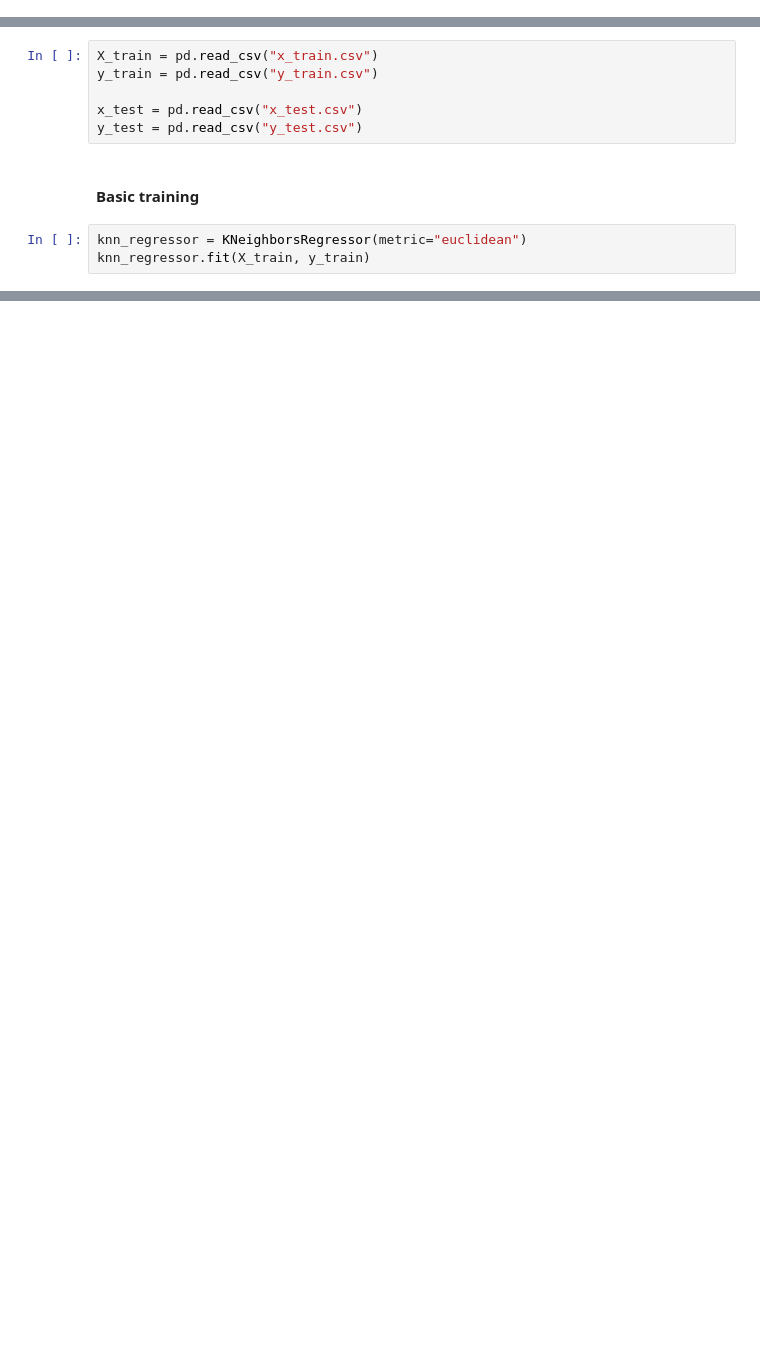
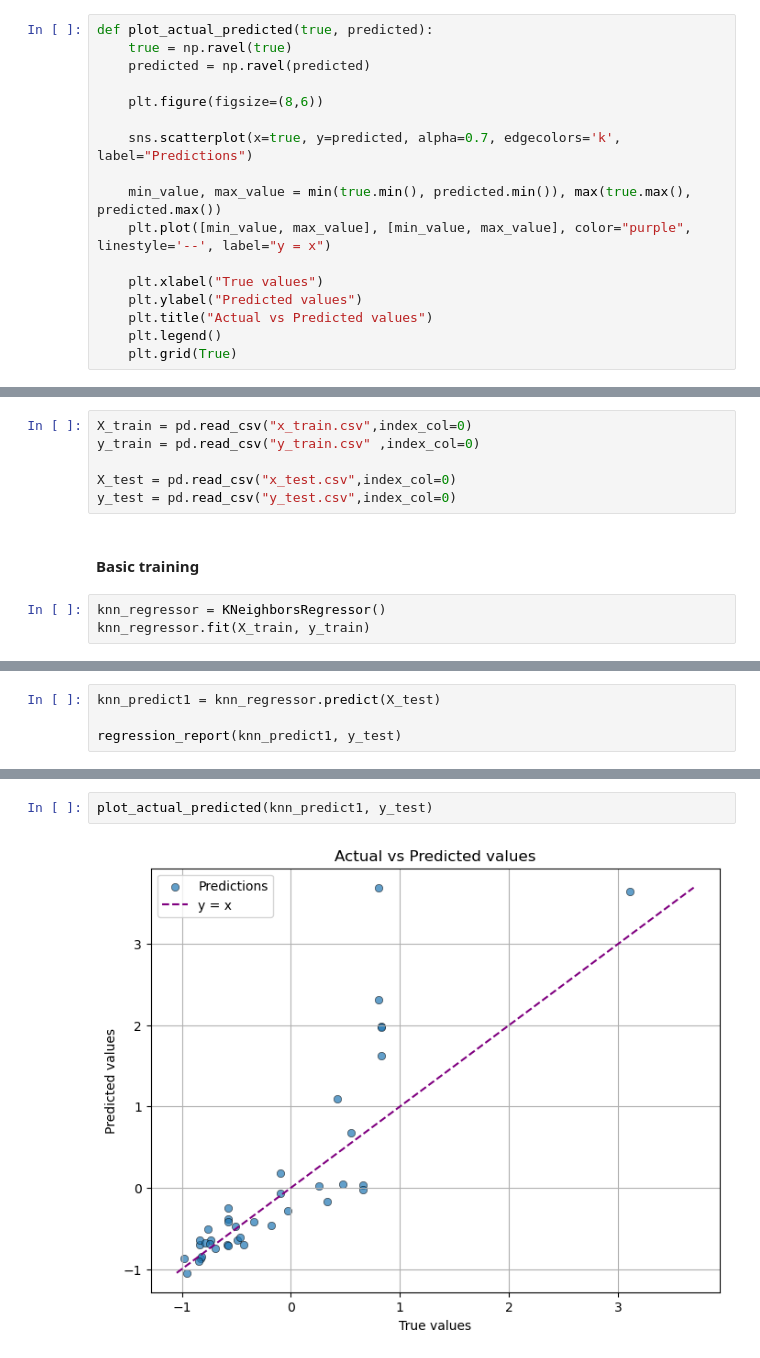
Before and after one commit to abid-sara/Automobile, a Jupyter notebook: notebooks/knn.ipynb, the cells around one changed output, grey strips where cells are left out. Drawn from its saved outputs; the diff is of its cells as text; blank space fills up the shorter version.

```diff
--- a/notebooks/knn.ipynb
+++ b/notebooks/knn.ipynb
@@ -12,0 +34,17 @@ import seaborn as sns
+# %%
+def plot_actual_predicted(true, predicted):
+    true = np.ravel(true)
+    predicted = np.ravel(predicted)
+
+    plt.figure(figsize=(8,6))
+
+    sns.scatterplot(x=true, y=predicted, alpha=0.7, edgecolors='k', label="Predictions")
+
+    min_value, max_value = min(true.min(), predicted.min()), max(true.max(), predicted.max())
+    plt.plot([min_value, max_value], [min_value, max_value], color="purple", linestyle='--', label="y = x")
+
+    plt.xlabel("True values")
+    plt.ylabel("Predicted values")
+    plt.title("Actual vs Predicted values")
+    plt.legend()
+    plt.grid(True)
@@ -13,12 +63,12 @@ import seaborn as sns
 # %%
-X_train = pd.read_csv("x_train.csv")
-y_train = pd.read_csv("y_train.csv")
+X_train = pd.read_csv("x_train.csv",index_col=0)
+y_train = pd.read_csv("y_train.csv" ,index_col=0)
 
-x_test = pd.read_csv("x_test.csv")
-y_test = pd.read_csv("y_test.csv")
+X_test = pd.read_csv("x_test.csv",index_col=0)
+y_test = pd.read_csv("y_test.csv",index_col=0)
 # %% [markdown]
 #### Basic training
 # %%
-knn_regressor = KNeighborsRegressor(metric="euclidean")
+knn_regressor = KNeighborsRegressor()
 knn_regressor.fit(X_train, y_train)
 # %% [output]
@@ -25,0 +78,4 @@ KNeighborsRegressor(metric='euclidean')
+# %%
+knn_predict1 = knn_regressor.predict(X_test)
+
+regression_report(knn_predict1, y_test)
@@ -25,0 +93,4 @@ KNeighborsRegressor(metric='euclidean')
+# %%
+plot_actual_predicted(knn_predict1, y_test)
+# %% [output]
+[figure, added]
```
Also changed, not shown: parts of 26 cells of this notebook, 1 other file.
